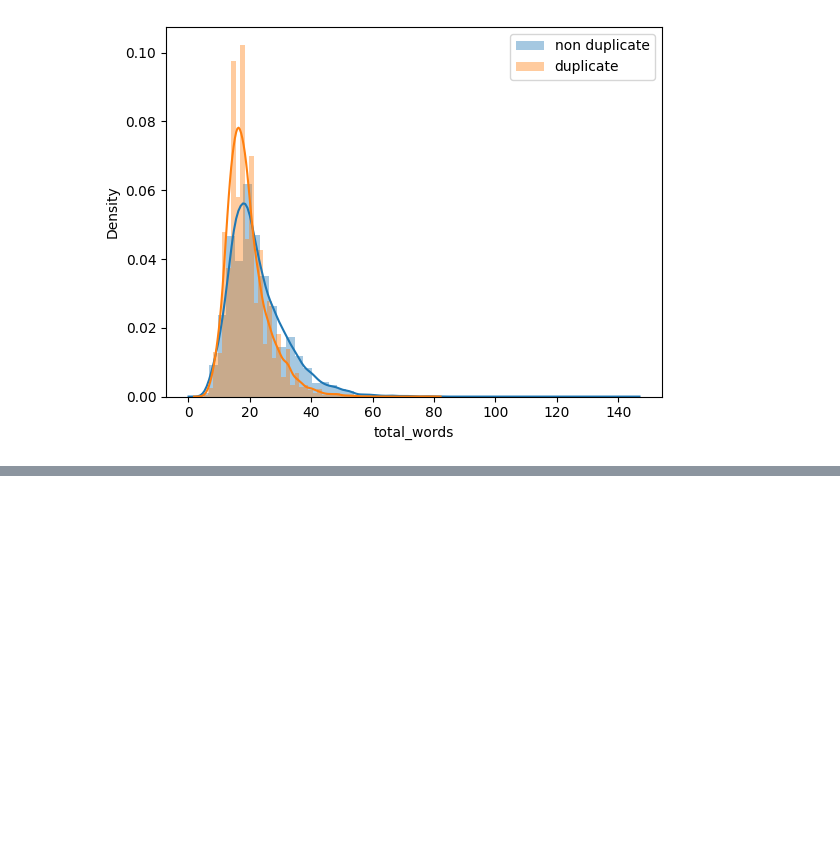
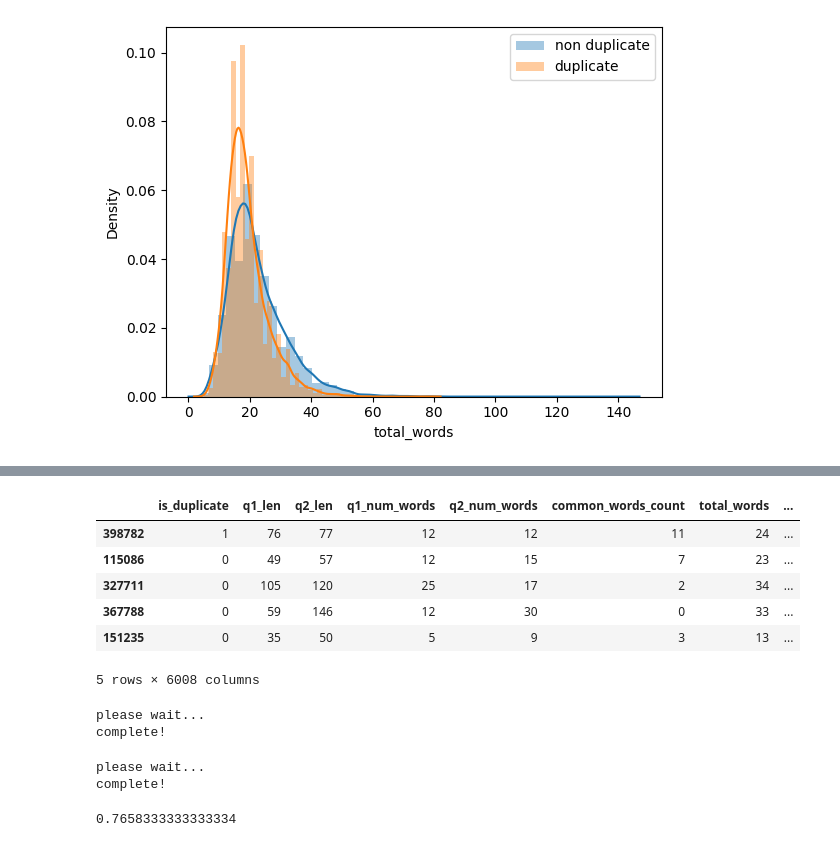
Before and after one commit to AI-DataScience-Playground/NLP--duplicate-question-pairs-quora, a Jupyter notebook: bow-with-basic-feature-engineering.ipynb, the cells around one changed output, grey strips where cells are left out. Cells and saved outputs as stored; diff of their text form; code cells hidden in the pictures; blank space fills up the shorter version.

```diff
--- a/bow-with-basic-feature-engineering.ipynb
+++ b/bow-with-basic-feature-engineering.ipynb
@@ -194,3 +199,6 @@ https://gist.github.com/mwaskom/de44147ed2974457ad6372750bbe5751
 
   sns.distplot(df[df['is_duplicate'] == 1]['total_words'], label='duplicate')
 [figure]
+# %%
+ques_df = df[['question1', 'question2']]
+ques_df.head()
@@ -196,0 +237,31 @@ https://gist.github.com/mwaskom/de44147ed2974457ad6372750bbe5751
+# %%
+final_df = pd.concat([final_df, temp_df], axis=1)
+final_df.head()
+# %% [output]
+|  | is_duplicate | q1_len | q2_len | q1_num_words | q2_num_words | common_words_count | total_words | ... |
+| 398782 | 1 | 76 | 77 | 12 | 12 | 11 | 24 | ... |
+| 115086 | 0 | 49 | 57 | 12 | 15 | 7 | 23 | ... |
+| 327711 | 0 | 105 | 120 | 25 | 17 | 2 | 34 | ... |
+| 367788 | 0 | 59 | 146 | 12 | 30 | 0 | 33 | ... |
+| 151235 | 0 | 35 | 50 | 5 | 9 | 3 | 13 | ... |
+5 rows × 6008 columns
+# %%
+print('please wait...')
+X_train, X_test, Y_train, Y_test = train_test_split(final_df.iloc[:, 1:].values, final_df.iloc[:, 0].values, test_size=0.2, random_state=2)
+print('complete!')
+# %% [output]
+please wait...
+complete!
+# %%
+rfc = RandomForestClassifier()
+print('please wait...')
+rfc.fit(X_train, Y_train)
+print('complete!')
+# %% [output]
+please wait...
+complete!
+# %%
+Y_pred = rfc.predict(X_test)
+accuracy_score(Y_test, Y_pred)
+# %% [output]
+0.7658333333333334
```
Also changed, not shown: parts of 5 cells of this notebook.
